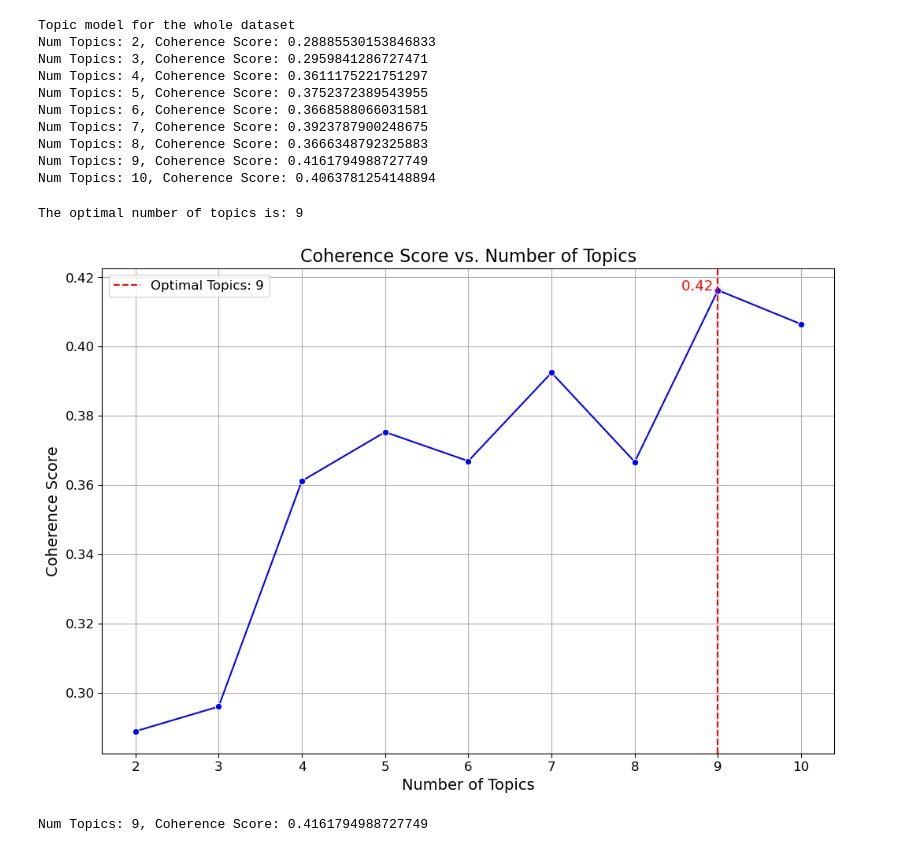
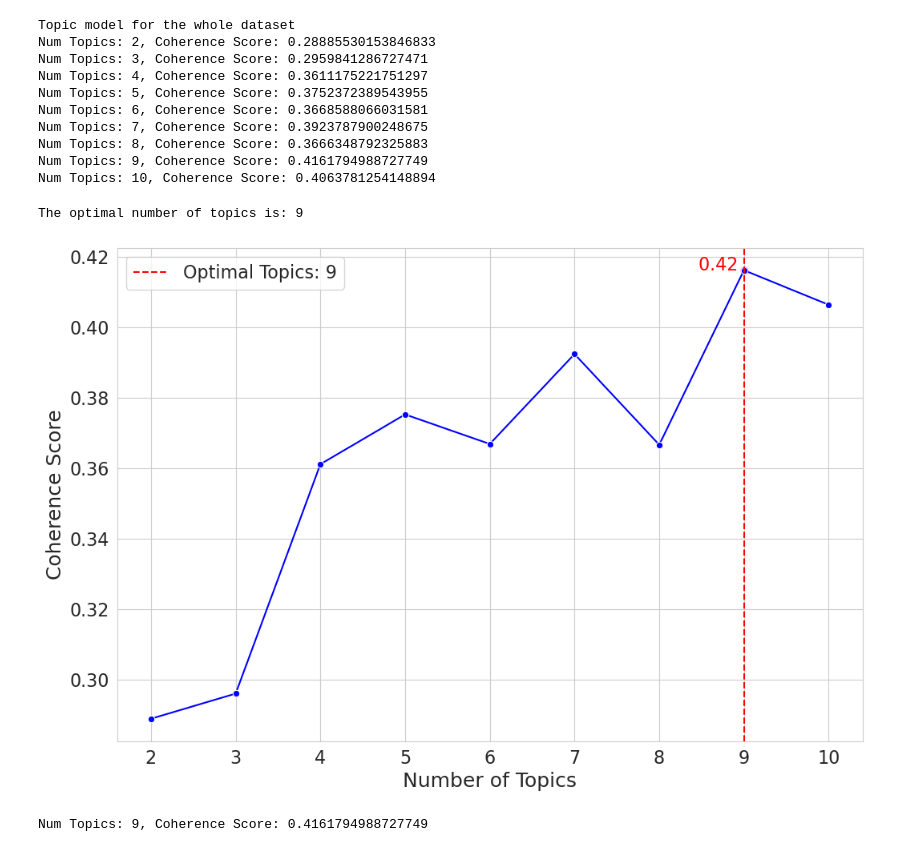
Before and after one commit to LeleVibrato/sb-code, a Jupyter notebook: eda_topic_model.ipynb, the cells around one changed output. Saved outputs shown, nothing was run; the diff lists cells and outputs as text; code cells hidden in the pictures.

```diff
--- a/eda_topic_model.ipynb
+++ b/eda_topic_model.ipynb
@@ -126,33 +126,37 @@ Num Topics: 10, Coherence Score: 0.4063781254148894
 # %%
 # find the optimal number of topics
 optimal_num_topics = coherence['coherence'].idxmax()
 print(f'The optimal number of topics is: {optimal_num_topics}')
 
 # plot the coherence scores
 def plot_coherence(coherence):
     plt.figure(figsize=(12, 8))
     sns.lineplot(data=coherence, x=coherence.index, y='coherence', marker='o', color='b')
-    plt.title('Coherence Score vs. Number of Topics', fontsize=16)
-    plt.xlabel('Number of Topics', fontsize=14)
-    plt.ylabel('Coherence Score', fontsize=14)
-    plt.xticks(coherence.index, fontsize=12)
-    plt.yticks(fontsize=12)
+    # plt.title('Coherence Score vs. Number of Topics', fontsize=16)
+    plt.xlabel('Number of Topics', fontsize=18)
+    plt.ylabel('Coherence Score', fontsize=18)
+    plt.xticks(coherence.index, fontsize=16)
+    plt.yticks(fontsize=16)
     plt.grid(True)
 
     # add a vertical line for the optimal number of topics
     optimal_score = coherence.loc[optimal_num_topics, 'coherence']
     plt.axvline(x=optimal_num_topics, color='r', linestyle='--', label=f'Optimal Topics: {optimal_num_topics}')
     plt.scatter(optimal_num_topics, optimal_score, color='r')
-    plt.text(optimal_num_topics, optimal_score, f'{optimal_score:.2f} ', horizontalalignment='right', fontsize=13, color='r')
+    plt.text(optimal_num_topics, optimal_score, f'{optimal_score:.2f} ', horizontalalignment='right', fontsize=16, color='r')
 
-    plt.legend(fontsize=12)
+    plt.legend(fontsize=16)
+    # save the plot
+    if not os.path.exists('plots'):
+        os.makedirs('plots')
+    plt.savefig('plots/coherence_score.png', dpi=300)
     plt.show()
 
 
 plot_coherence(coherence)
 # %% [output]
 The optimal number of topics is: 9
-[figure, old version]
+[figure, new version]
 # %%
 # train the LDA model with the optimal number of topics
 lda_model, _ = build_topic_model(lemmatised_docs, dictionary, corpus, optimal_num_topics)
```
Also changed, not shown: parts of 5 cells of this notebook, 27 other files.
